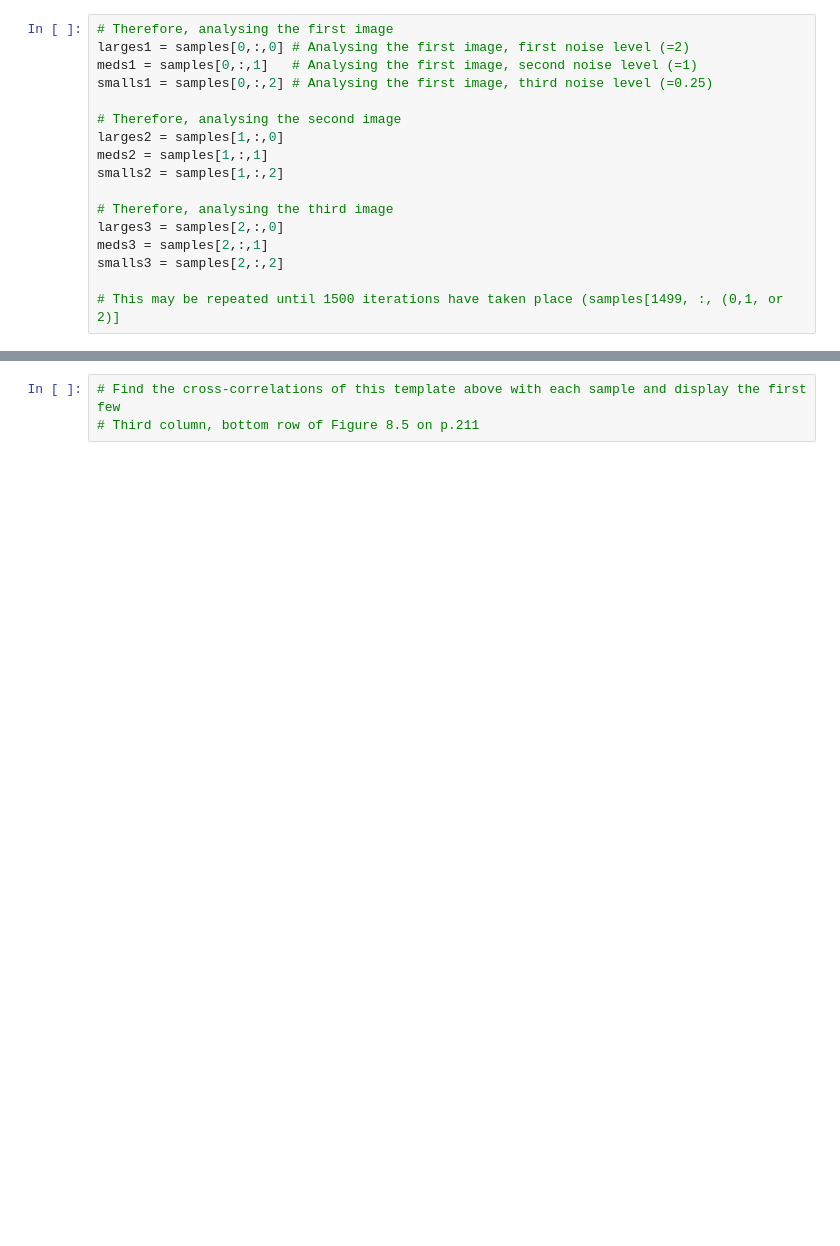
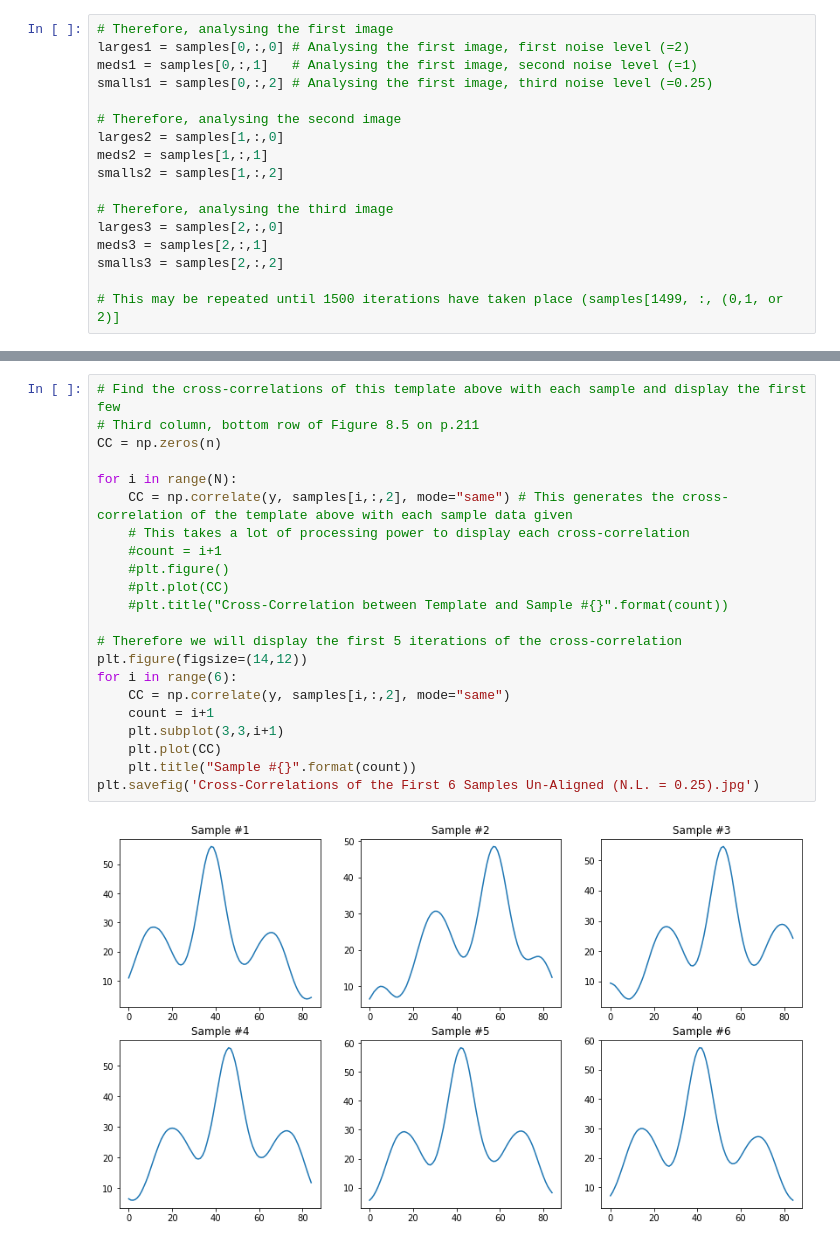
Before and after one commit to NicoBaldovino22/biophysics, a Jupyter notebook: Chapter 8 -- Cryo-EM/Chapter 8 - Problem Set.ipynb, the cells around one changed output, grey strips where cells are left out. Saved outputs shown, nothing was run; the diff lists cells and outputs as text; blank space fills up the shorter version.

```diff
--- a/Chapter 8 -- Cryo-EM/Chapter 8 - Problem Set.ipynb
+++ b/Chapter 8 -- Cryo-EM/Chapter 8 - Problem Set.ipynb
@@ -186,3 +177,24 @@ plt.plot(dx)
 # %%
 # Find the cross-correlations of this template above with each sample and display the first few
 # Third column, bottom row of Figure 8.5 on p.211
+CC = np.zeros(n)
+
+for i in range(N):
+    CC = np.correlate(y, samples[i,:,2], mode="same") # This generates the cross-correlation of the template above with each sample data given
+    # This takes a lot of processing power to display each cross-correlation
+    #count = i+1
+    #plt.figure()
+    #plt.plot(CC)
+    #plt.title("Cross-Correlation between Template and Sample #{}".format(count))
+
+# Therefore we will display the first 5 iterations of the cross-correlation
+plt.figure(figsize=(14,12))
+for i in range(6):
+    CC = np.correlate(y, samples[i,:,2], mode="same")
+    count = i+1
+    plt.subplot(3,3,i+1)
+    plt.plot(CC)
+    plt.title("Sample #{}".format(count))
+plt.savefig('Cross-Correlations of the First 6 Samples Un-Aligned (N.L. = 0.25).jpg')
+# %% [output]
+[figure, added]
```
Also changed, not shown: parts of 10 cells of this notebook, 13 other files.
